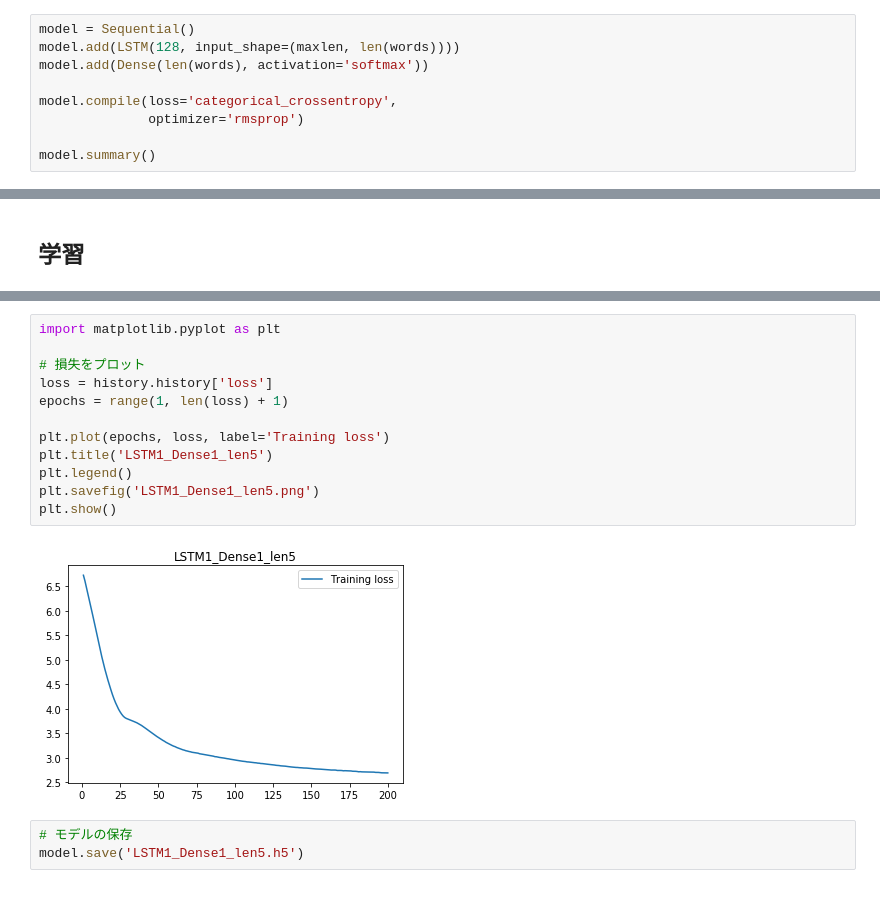
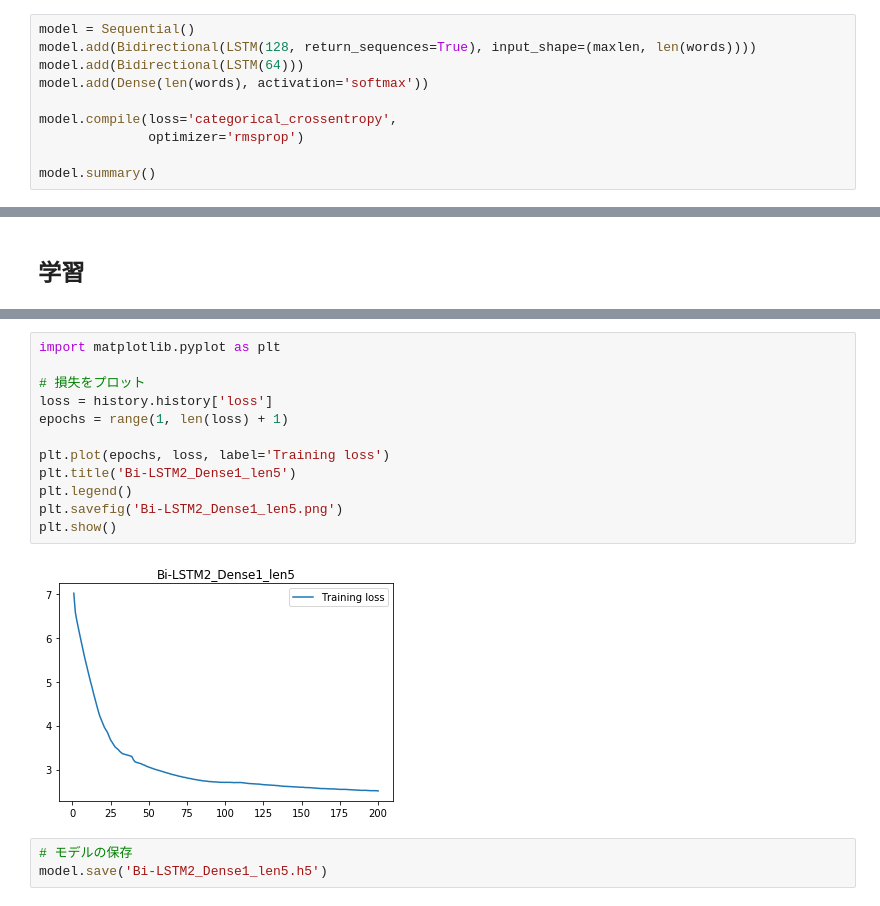
Before and after one commit to kargenk/Tsumugi, a Jupyter notebook: train_on_colab.ipynb, the cells around one changed output, grey strips where cells are left out. Cells and saved outputs as stored; diff of their text form.

Commit message:
[add] Biderectional LSTM model

```diff
--- a/train_on_colab.ipynb
+++ b/train_on_colab.ipynb
@@ -128,7 +128,8 @@ shape of y: (39971, 11362)
 ## モデルの構築
 # %%
 model = Sequential()
-model.add(LSTM(128, input_shape=(maxlen, len(words))))
+model.add(Bidirectional(LSTM(128, return_sequences=True), input_shape=(maxlen, len(words))))
+model.add(Bidirectional(LSTM(64)))
 model.add(Dense(len(words), activation='softmax'))
 
 model.compile(loss='categorical_crossentropy',
@@ -222,17 +222,17 @@ Epoch 1/200
 # %%
 import matplotlib.pyplot as plt
 
 # 損失をプロット
 loss = history.history['loss']
 epochs = range(1, len(loss) + 1)
 
 plt.plot(epochs, loss, label='Training loss')
-plt.title('LSTM1_Dense1_len5')
+plt.title('Bi-LSTM2_Dense1_len5')
 plt.legend()
-plt.savefig('LSTM1_Dense1_len5.png')
+plt.savefig('Bi-LSTM2_Dense1_len5.png')
 plt.show()
 # %% [output]
-[figure, old version]
+[figure, new version]
 # %%
 # モデルの保存
-model.save('LSTM1_Dense1_len5.h5')
+model.save('Bi-LSTM2_Dense1_len5.h5')
```
Also changed, not shown: parts of 5 cells of this notebook.
